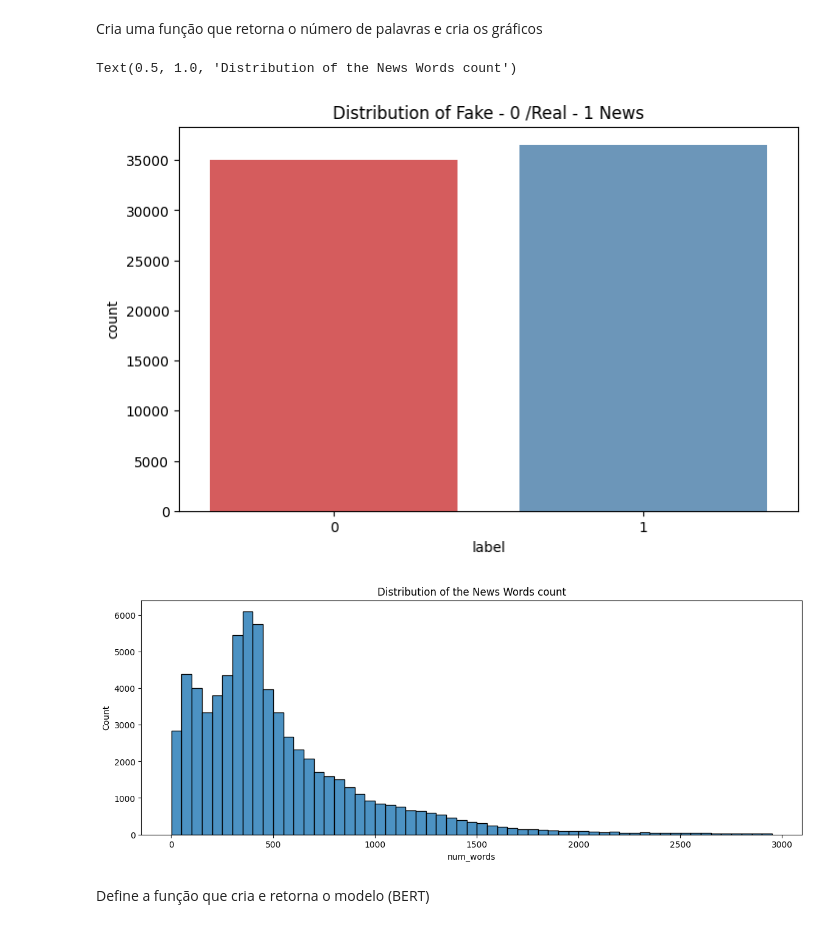
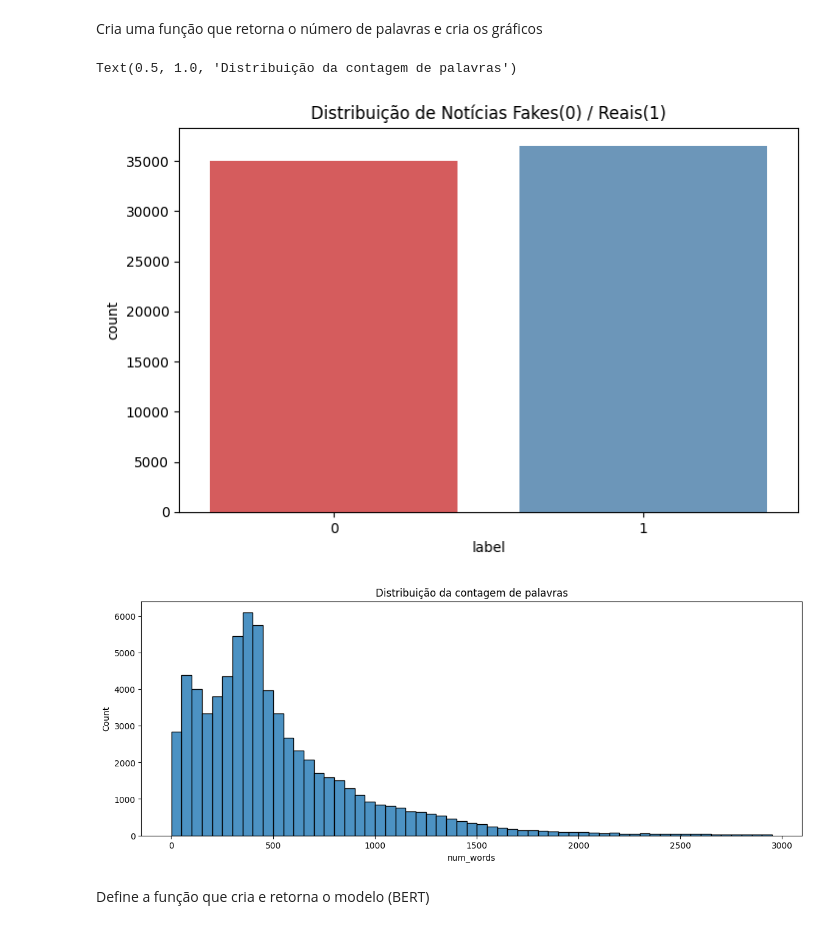
Before and after one commit to viferraro/B, a Jupyter notebook: WelFakeBert.ipynb, the cells around one changed output. Cells and saved outputs as stored; diff of their text form; code cells hidden in the pictures.

```diff
--- a/WelFakeBert.ipynb
+++ b/WelFakeBert.ipynb
@@ -75,14 +79,14 @@ Cria uma função que retorna o número de palavras e cria os gráficos
 # %%
 df['num_words'] = df['text'].apply(lambda x: len(x.split()))
 plt.figure(figsize = (8,5))
 sns.countplot(x = df['label'], palette = 'Set1', alpha = 0.8)
 plt.title('Distribuição de Notícias Fakes(0) / Reais(1)')
 plt.figure(figsize = (14,5))
-sns.histplot(df['num_words'], bins = range(1, 3000, 50), palette = 'Set1', alpha = 0.8)
+sns.histplot(df['num_words'], bins = range(1, 3000, 50), alpha = 0.8)
 plt.title('Distribuição da contagem de palavras')
 # %% [output]
-Text(0.5, 1.0, 'Distribution of the News Words count')
+Text(0.5, 1.0, 'Distribuição da contagem de palavras')
-[figure, old version]
+[figure, new version]
 [figure]
 # %% [markdown]
 Define a função que cria e retorna o modelo (BERT)
```
Also changed, not shown: parts of 4 cells of this notebook.
